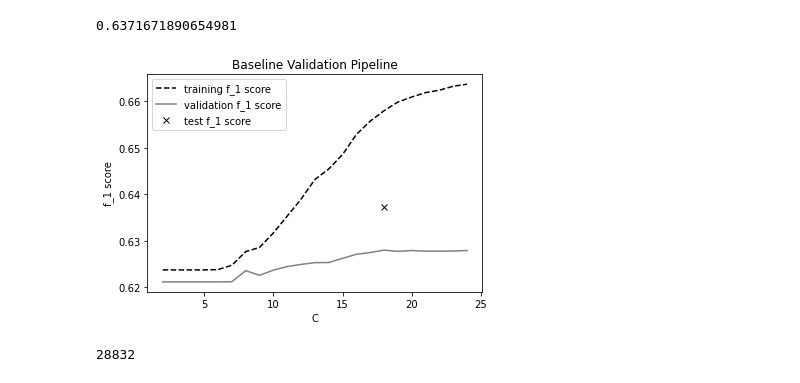
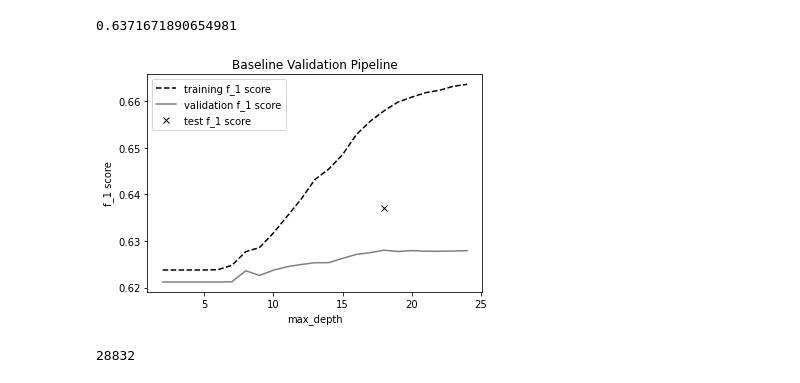
Before and after one commit to daphneyyy/CSE158_Assignment2, a Jupyter notebook: A2_3.ipynb, the cells around one changed output. Saved outputs shown, nothing was run; the diff lists cells and outputs as text; code cells hidden in the pictures.

```diff
--- a/A2_3.ipynb
+++ b/A2_3.ipynb
@@ -83,7 +80,7 @@ mods = {}
 F1Valid = {}
 F1Train = {}
 F1scores = []
-bestModel = None
+bestMod = None
 bestVal = None
 bestI = None
 for i in range(2,25):
@@ -100,7 +97,7 @@ for i in range(2,25):
     print("C = {}, F_1 score is {}.".format(str(i), str(blF1)))
     if bestVal == None or blF1 > bestVal:
         bestVal = blF1
-        bestModel = baselineMod
+        bestMod = baselineMod
         bestI = i
 # %% [output]
 C = 2, F_1 score is 0.6211854113684363.
@@ -125,24 +122,24 @@ bestI, bestVal
 # %% [output]
 (18, 0.6280038012997389)
 # %%
-predTest = bestModel.predict(Xtest1)
+predTest = bestMod.predict(Xtest1)
 f1Test1 = metrics.f1_score(ytest1, predTest, average='weighted',zero_division=0)
 f1Test1
 # %% [output]
 0.6371671890654981
 # %%
 plt.xticks([])
-plt.xlabel(r"C")
+plt.xlabel(r"max_depth")
 plt.ylabel(r"f_1 score")
 plt.title(r"Baseline Validation Pipeline")
 plt.xscale('linear')
 plt.plot(range(2,25), list(F1Train.values()), color='k', linestyle='--', label='training f_1 score')
 plt.plot(range(2,25), list(F1Valid.values()), color='grey',zorder=4,label="validation f_1 score")
 plt.plot([bestI], [f1Test1], linestyle='', marker='x', color='k', label="test f_1 score")
 plt.legend(loc='best')
 plt.show()
 # %% [output]
-[figure, old version]
+[figure, new version]
 # %%
 wordCount = defaultdict(int)
 punctuation = set(string.punctuation)
```
Also changed, not shown: parts of 4 cells of this notebook, 2 other files.
